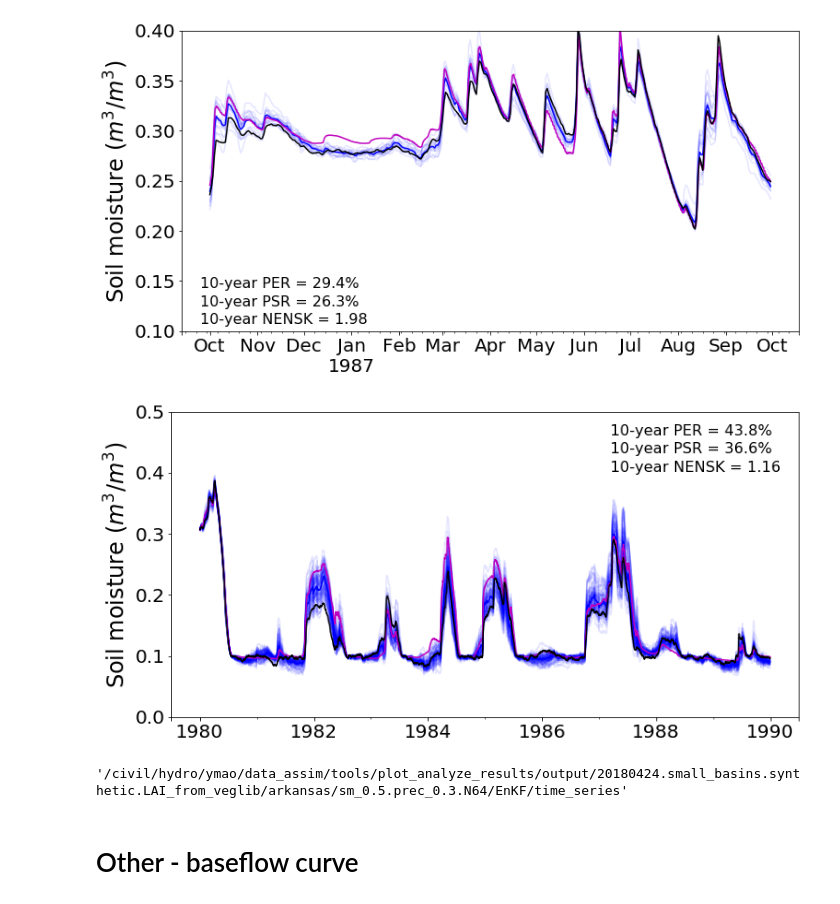
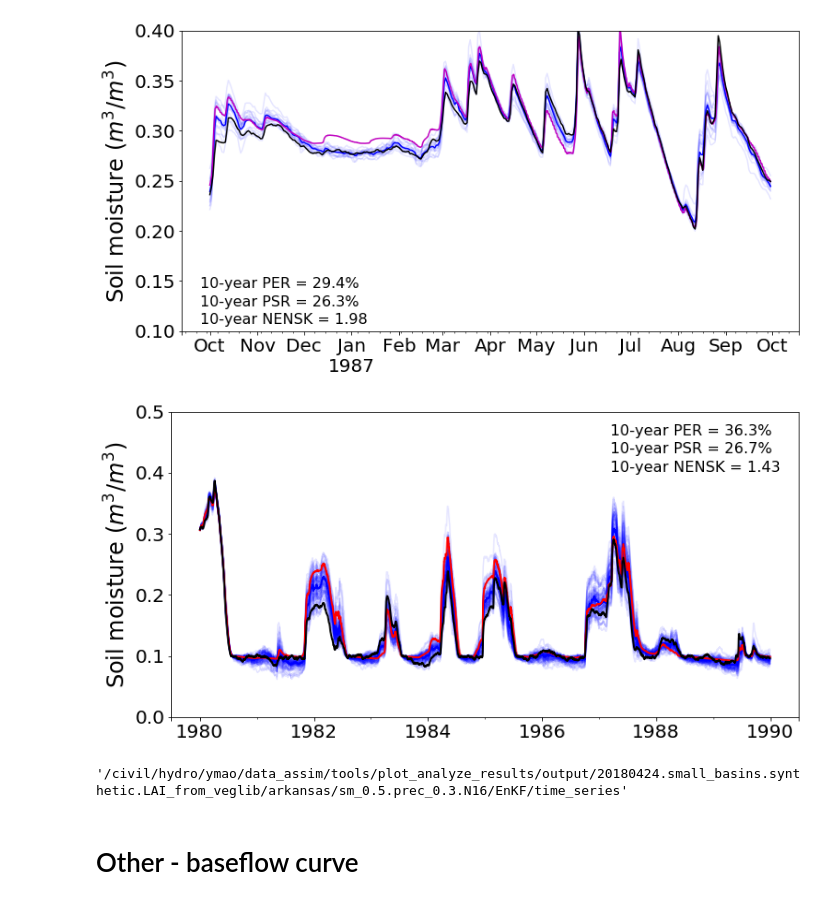
Before and after one commit to UW-Hydro/dual_DA_SMAP, a Jupyter notebook: tools/plot_analyze_results/plot_DA_maps_EnKF.ipynb, the cells around one changed output. Cells and saved outputs as stored; diff of their text form; code cells hidden in the pictures.

```diff
--- a/tools/plot_analyze_results/plot_DA_maps_EnKF.ipynb
+++ b/tools/plot_analyze_results/plot_DA_maps_EnKF.ipynb
@@ -28,9 +28,8 @@ from analysis_utils import (
 # Command line arguments
 # ========================================================== #
 # --- Load in config file --- #
-cfg = read_configobj('/civil/hydro/ymao/data_assim/tools/plot_analyze_results/cfg/' \
-                     '20180627.ArkRed.smap.LAI_from_veglib.qc_with_winter.prec_1.sm_pert_spatial_corr/' \
-                     'plot.EnKF_results.sm_0.5.prec_1.N32.cfg')
+cfg = read_configobj(
+    '/civil/hydro/ymao/data_assim/tools/plot_analyze_results/cfg/20180424.small_basins.synthetic.LAI_from_veglib/arkansas/sm_0.5.prec_0.3.N64/plot.EnKF_results.zero_vert_corr.cfg')
 
 # --- Number of processors --- #
 nproc = 2
@@ -1411,56 +1413,56 @@ for i, ts in enumerate(list_ts_to_plot_sm3):
 # plot ensemble-mean updated states
 ts_EnKF_mean = ds_EnKF_states['SOIL_MOISTURE'].sel(
     nlayer=2, lat=lat, lon=lon).to_series() / depth3_cell
-ts_EnKF_mean.plot(color='b', style='-',
+ts_EnKF_mean.plot(color='b', style='-', linewidth=2,
                  label='Open-loop',
                  legend=False)
 # plot open-loop
 ts_openloop = ds_openloop_hist['OUT_SOIL_MOIST'].sel(
     nlayer=2, lat=lat, lon=lon).to_series() / depth3_cell
-ts_openloop.plot(color='m', style='-',
+ts_openloop.plot(color='r', style='-', linewidth=2,
                  label='Open-loop',
                  legend=False)
 # plot truth
 ts_truth = ds_truth_states['SOIL_MOISTURE'].sel(
     nlayer=2, lat=lat, lon=lon).to_series() / depth3_cell
-ts_truth.plot(color='k', style='-',
+ts_truth.plot(color='k', style='-', linewidth=2,
               label='Truth',
               legend=False)
 # Add text about PIMPROV
 # Add text about PIMPROV
 plt.text(0.7, 0.96,
          "10-year PER = {:.1f}%\n".format(
              float(pimprov_EnKF_sm3_rmse.loc[lat, lon].values)),
          horizontalalignment='left',
          verticalalignment='top', transform=ax.transAxes, fontsize=16)
 plt.text(0.7, 0.9,
          "10-year PSR = {:.1f}%\n".format(
              float(da_psr_sm3.loc[lat, lon].values)),
          horizontalalignment='left',
          verticalalignment='top', transform=ax.transAxes, fontsize=16)
 plt.text(0.7, 0.84,
          "10-year NENSK = {:.2f}\n".format(
              float(da_nensk_EnKF_sm3.loc[lat, lon].values)),
          horizontalalignment='left',
          verticalalignment='top', transform=ax.transAxes, fontsize=16)
 # Make plot looks better
 plt.xlabel("", fontsize=16)
 plt.ylabel('Soil moisture ($m^3/m^3$)', fontsize=24)
 plt.title("")
 plt.ylim([0, 0.5])
 for t in ax.get_xticklabels():
     t.set_fontsize(20)
 for t in ax.get_yticklabels():
     t.set_fontsize(20)
 # Save figure
 fig.savefig(os.path.join(output_ts_dir, '{}_{}.sm3.zoomin.png'.format(lat, lon)),
             format='png', bbox_inches='tight', pad_inches=0)
 # %% [output]
-[figure, old version]
+[figure, new version]
 # %%
 output_ts_dir
 # %% [output]
-'/civil/hydro/ymao/data_assim/tools/plot_analyze_results/output/20180424.small_basins.synthetic.LAI_from_veglib/arkansas/sm_0.5.prec_0.3.N64/EnKF/time_series'
+'/civil/hydro/ymao/data_assim/tools/plot_analyze_results/output/20180424.small_basins.synthetic.LAI_from_veglib/arkansas/sm_0.5.prec_0.3.N16/EnKF/time_series'
 # %%
 # # Interactive
 # output_file(os.path.join(output_ts_dir, '{}_{}.sm3.html'.format(lat, lon)))
```
Also changed, not shown: parts of 10 cells of this notebook, 16 other files.
